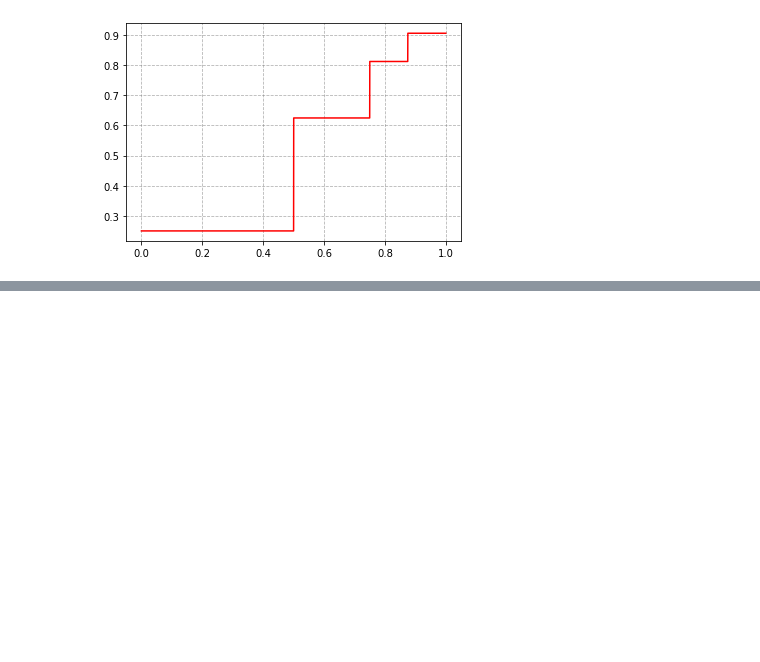
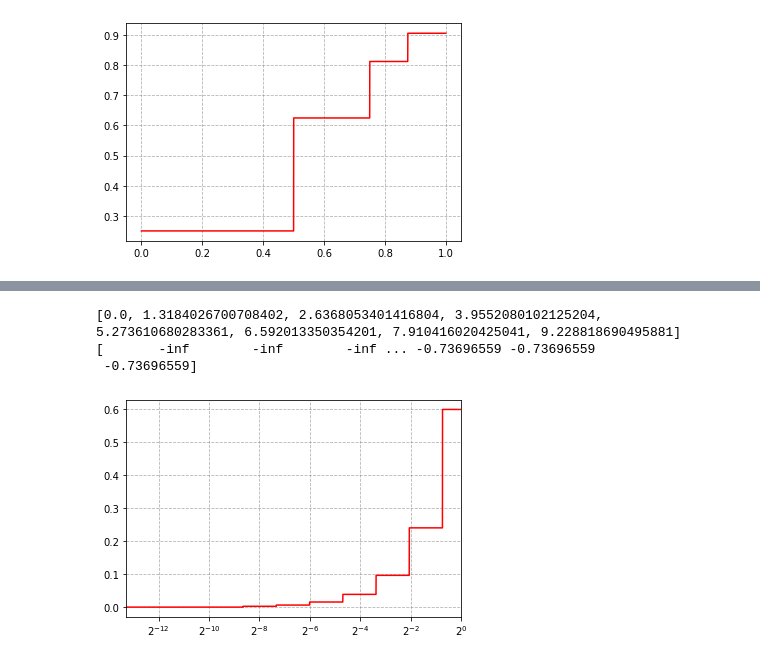
Before and after one commit to StonyBrookNLP/spiqa, a Jupyter notebook: quant_method_explain.ipynb, the cells around one changed output, grey strips where cells are left out. Saved outputs shown, nothing was run; the diff lists cells and outputs as text; code cells hidden in the pictures; blank space fills up the shorter version.

```diff
--- a/quant_method_explain.ipynb
+++ b/quant_method_explain.ipynb
@@ -239,0 +260,25 @@ plt.close()
+# %%
+def quant_8_log(att, bits, min_val, max_val):
+    min_exp, max_exp = log2(min_val), log2(max_val)
+    base = (max_exp-min_exp) / (2.0**bits - 1)
+    cutpoints = [0.0] + [(i+1)*base for i in range(int(2.0**bits-1))]
+    print(cutpoints)
+    res = np.floor((np.log2(att)-min_exp) / base) * base + min_exp
+    res[att < 2**(cutpoints[1]+min_exp)] = float('-Inf')
+    res[att > max_val] = max_exp
+    print(res)
+    return 2**res
+
+res = quant_8_log(dat, 3, 0.001, 0.6)
+fig, ax = plt.subplots()
+ax.set_xscale('log', basex=2)
+ax.set_xlim(0.0001, 1)
+ax.plot(dat, res, 'r-')
+ax.grid(linestyle='--', color='grey', alpha=0.6)
+plt.show()
+plt.close()
+# %% [output]
+[0.0, 1.3184026700708402, 2.6368053401416804, 3.9552080102125204, 5.273610680283361, 6.592013350354201, 7.910416020425041, 9.228818690495881]
+[       -inf        -inf        -inf ... -0.73696559 -0.73696559
+ -0.73696559]
+[figure, added]
```
Also changed, not shown: parts of 4 cells of this notebook, 1 other file.
